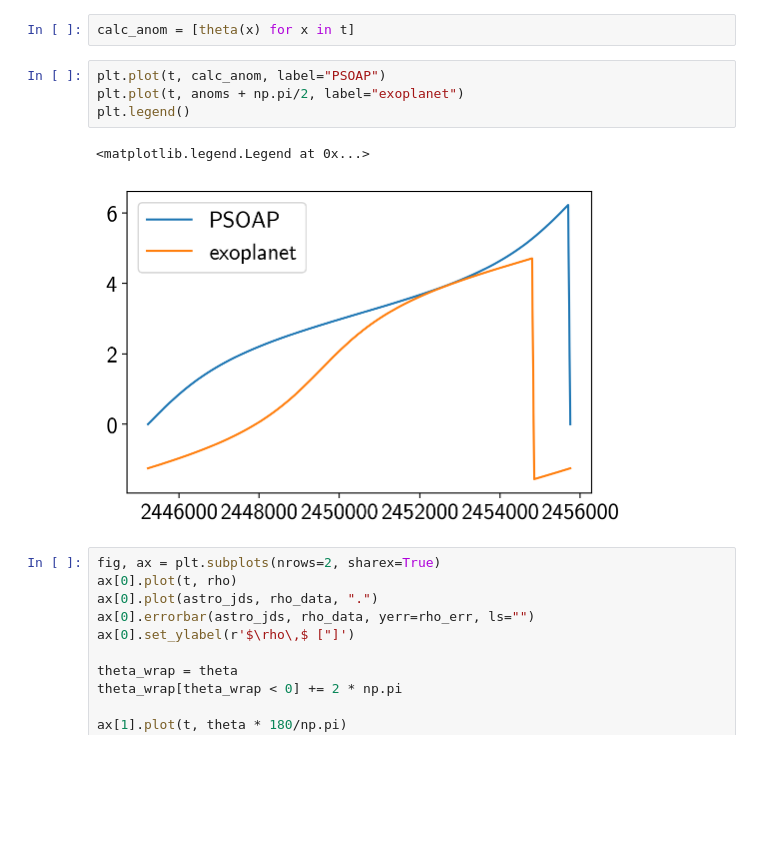
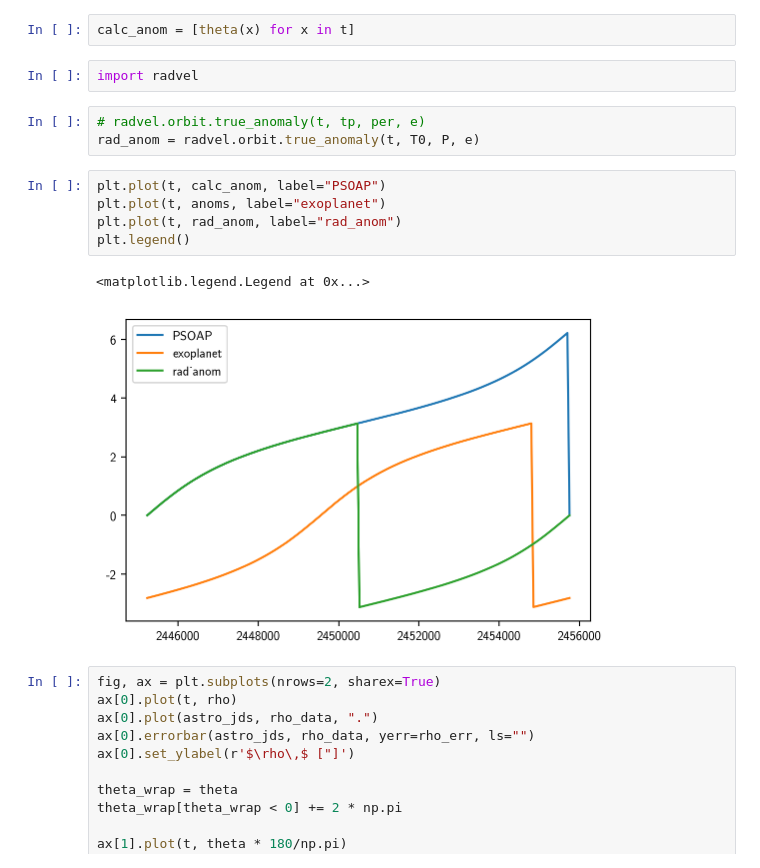
Before and after one commit to iancze/exoplanet, a Jupyter notebook: docs/notebooks/astrometric.ipynb, the cells around one changed output. Cells and saved outputs as stored; diff of their text form; blank space fills up the shorter version.

Commit message:
added radvel comparison.

```diff
--- a/docs/notebooks/astrometric.ipynb
+++ b/docs/notebooks/astrometric.ipynb
@@ -207,13 +207,19 @@ def theta(t):
         return th + 2 * np.pi
 # %%
 calc_anom = [theta(x) for x in t]
+# %%
+import radvel
+# %%
+# radvel.orbit.true_anomaly(t, tp, per, e)
+rad_anom = radvel.orbit.true_anomaly(t, T0, P, e)
 # %%
 plt.plot(t, calc_anom, label="PSOAP")
-plt.plot(t, anoms + np.pi/2, label="exoplanet")
+plt.plot(t, anoms, label="exoplanet")
+plt.plot(t, rad_anom, label="rad_anom")
 plt.legend()
 # %% [output]
 <matplotlib.legend.Legend at 0x...>
-[figure, old version]
+[figure, new version]
 # %%
 fig, ax = plt.subplots(nrows=2, sharex=True)
 ax[0].plot(t, rho)
```
